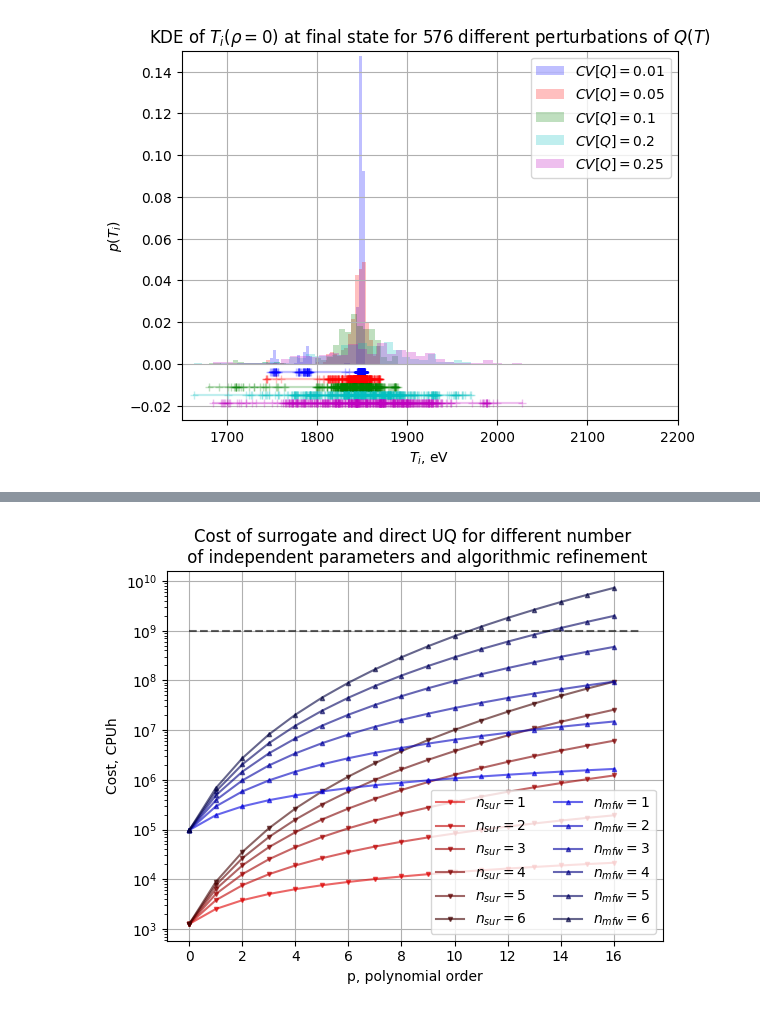
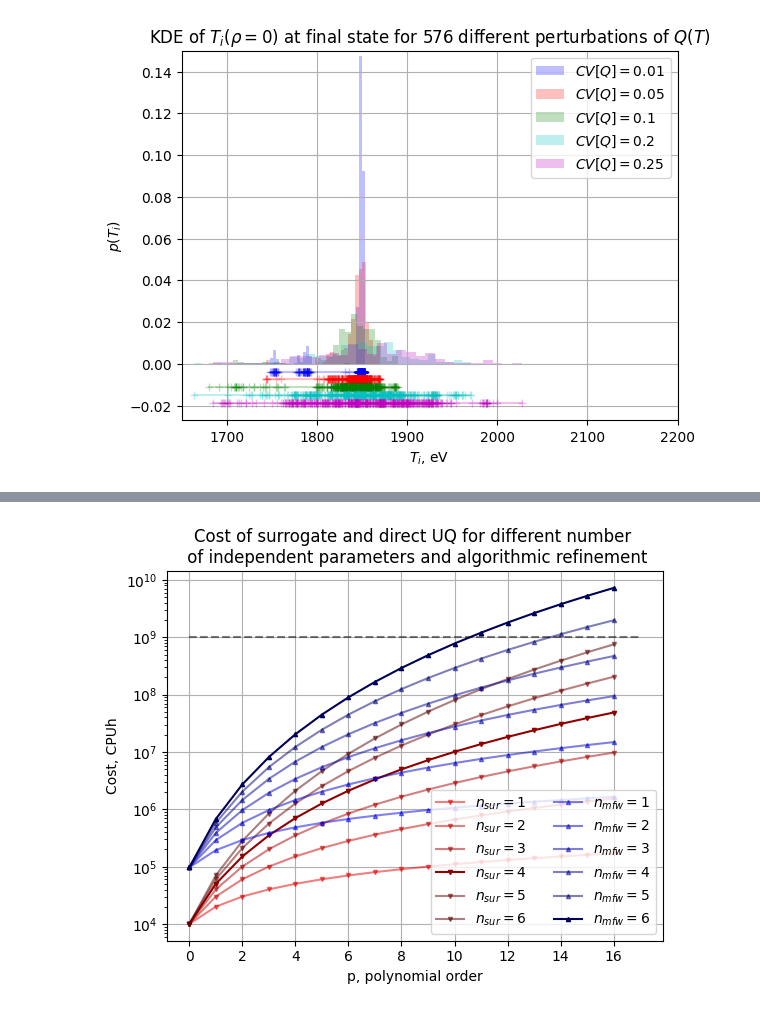
Before and after one commit to vecma-ipp/MFW, a Jupyter notebook: uq/basicda/surrogate_scans.ipynb, the cells around one changed output, grey strips where cells are left out. Drawn from its saved outputs; the diff is of its cells as text; code cells hidden in the pictures.

```diff
--- a/uq/basicda/surrogate_scans.ipynb
+++ b/uq/basicda/surrogate_scans.ipynb
@@ -1237,8 +1238,8 @@ import math as m
 from matplotlib.ticker import MaxNLocator
 
 fig, ax = plt.subplots()
-cstep = 0.125
-a_transp = 0.6
+cstep = 0.11
+a_transp = 0.5
 masi = 3
 
 ax.set_ylabel(f"Cost, CPUh")
@@ -1251,47 +1252,61 @@ p_array = np.array([p for p in range(pmin,pmax)])
 
 for n_par_turb_loc in range(1, n_par_turb+3):
 
+    # Set up the depdenency and visuals for micromodel
     # func_sur = lambda p: t_1_1* (p+1)**n_par_turb_loc
-    func = lambda p: t_1_1 * m.comb(p+n_par_turb_loc, n_par_turb_loc)
+    func = lambda p: n_ft*t_1_1 * m.comb(p+n_par_turb_loc, n_par_turb_loc)
     label = f"$n_{{sur}}={n_par_turb_loc}$"
     color = (1-cstep*n_par_turb_loc,0.,0.)
     marker = 'v'
 
+    # Highlight the actual number of parameters
+    if n_par_turb_loc == n_par_turb:
+        a_transp_loc = 1.
+    else:
+        a_transp_loc = a_transp
+
     y = [func(p) for p in p_array]
     ax.semilogy(p_array, y,
                 color=color,
-                alpha=a_transp,
+                alpha=a_transp_loc,
                 marker=marker,
                 markersize=masi,
                 label=label)
 
 for n_par_mfw_loc in range(1, n_par_mfw+1):
 
+    # Set up the depdenency and visuals for macromodel
     # func_mfw  = lambda p: t_2_1*(p+1)**n_par_mfw_loc
     func = lambda p: t_2_1 * m.comb(p+n_par_mfw_loc, n_par_mfw_loc)
     label = f"$n_{{mfw}}={n_par_mfw_loc}$"
     color = (0.,0.,1-cstep*n_par_mfw_loc)
     marker = '^'
 
+    # Highlight the actual number of parameters
+    if n_par_mfw_loc == n_par_mfw:
+        a_transp_loc = 1.
+    else:
+        a_transp_loc = a_transp
+
     y = [func(p) for p in p_array]
     ax.semilogy(p_array, y,
                 color=color,
-                alpha=a_transp,
+                alpha=a_transp_loc,
                 marker=marker,
                 markersize=masi,
                 label=label)
 
 ax.legend(ncol=2, loc='lower right')
 
 fig.gca().xaxis.set_major_locator(MaxNLocator(integer=True))
 
 # add horisontal line for realistic costs
 y_line = 1E+9
 ax.hlines(y=y_line, xmin=pmin, xmax=pmax, color='k', linestyle='--', alpha=a_transp)
 
 fig.savefig('cost_nn_1.pdf')
 # %% [output]
-[figure, old version]
+[figure, new version]
 # %%
 import itertools
 import numpy as np
```
Also changed, not shown: parts of 2 cells of this notebook.
